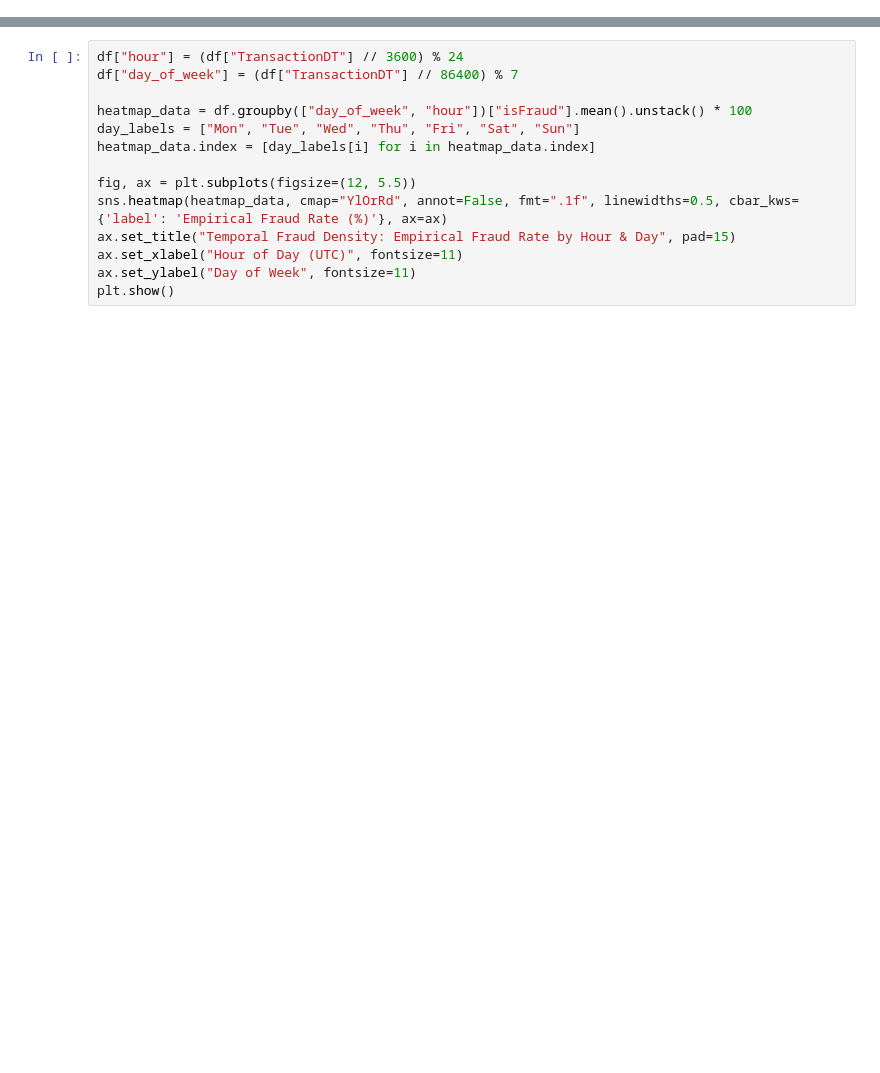
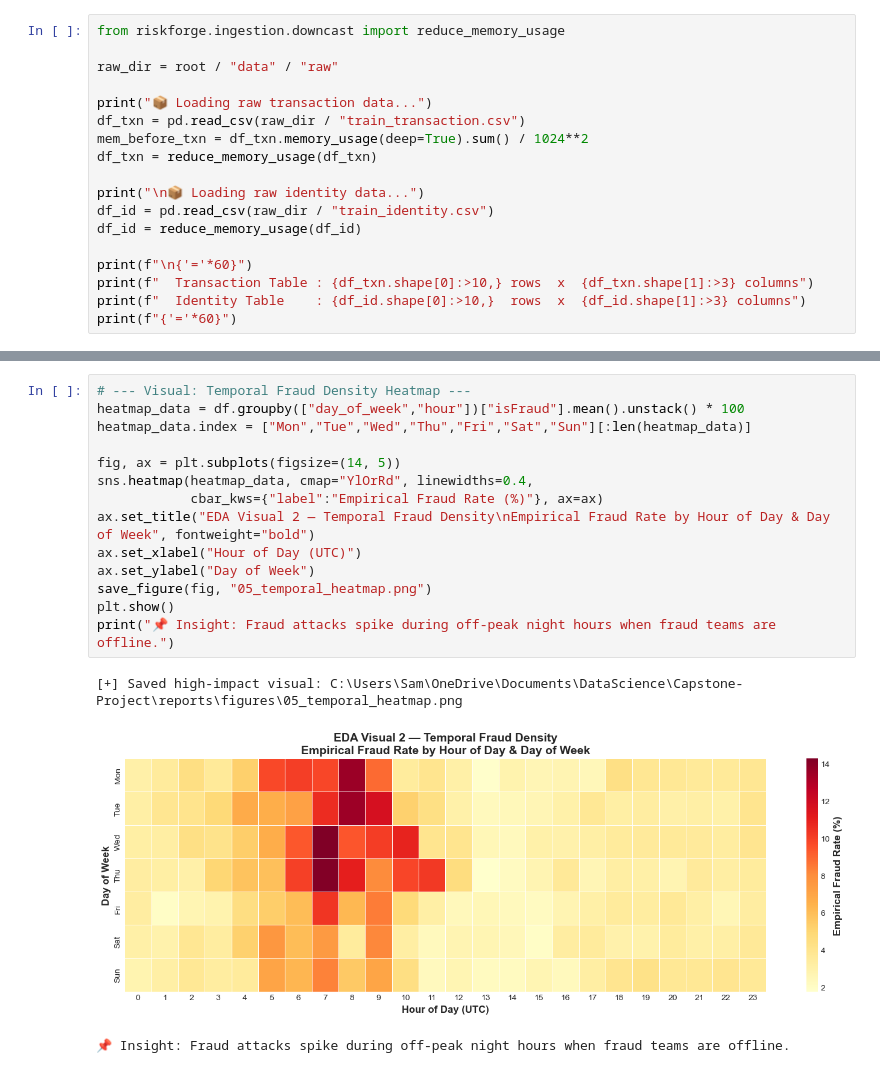
Before and after one commit to SamadhanEkad/RiskForge-Intelligent-Financial-Risk-Fraud-Intelligence-Platform, a Jupyter notebook: notebooks/01_data_ingestion_and_eda.ipynb, the cells around one changed output, grey strips where cells are left out. Cells and saved outputs as stored; diff of their text form; blank space fills up the shorter version.

Commit message:
Complete Phase 1 data ingestion cleaning and EDA

```diff
--- a/notebooks/01_data_ingestion_and_eda.ipynb
+++ b/notebooks/01_data_ingestion_and_eda.ipynb
@@ -83,0 +51,18 @@ Decomposing the chronological seconds timestamp (`TransactionDT`) into Hour of D
+# %%
+from riskforge.ingestion.downcast import reduce_memory_usage
+
+raw_dir = root / "data" / "raw"
+
+print("📦 Loading raw transaction data...")
+df_txn = pd.read_csv(raw_dir / "train_transaction.csv")
+mem_before_txn = df_txn.memory_usage(deep=True).sum() / 1024**2
+df_txn = reduce_memory_usage(df_txn)
+
+print("\n📦 Loading raw identity data...")
+df_id = pd.read_csv(raw_dir / "train_identity.csv")
+df_id = reduce_memory_usage(df_id)
+
+print(f"\n{'='*60}")
+print(f"  Transaction Table : {df_txn.shape[0]:>10,} rows  x  {df_txn.shape[1]:>3} columns")
+print(f"  Identity Table    : {df_id.shape[0]:>10,}  rows  x  {df_id.shape[1]:>3} columns")
+print(f"{'='*60}")
@@ -84,14 +590,18 @@ Decomposing the chronological seconds timestamp (`TransactionDT`) into Hour of D
 # %%
-df["hour"] = (df["TransactionDT"] // 3600) % 24
-df["day_of_week"] = (df["TransactionDT"] // 86400) % 7
+# --- Visual: Temporal Fraud Density Heatmap ---
+heatmap_data = df.groupby(["day_of_week","hour"])["isFraud"].mean().unstack() * 100
+heatmap_data.index = ["Mon","Tue","Wed","Thu","Fri","Sat","Sun"][:len(heatmap_data)]
 
-heatmap_data = df.groupby(["day_of_week", "hour"])["isFraud"].mean().unstack() * 100
-day_labels = ["Mon", "Tue", "Wed", "Thu", "Fri", "Sat", "Sun"]
-heatmap_data.index = [day_labels[i] for i in heatmap_data.index]
-
-fig, ax = plt.subplots(figsize=(12, 5.5))
-sns.heatmap(heatmap_data, cmap="YlOrRd", annot=False, fmt=".1f", linewidths=0.5, cbar_kws={'label': 'Empirical Fraud Rate (%)'}, ax=ax)
-ax.set_title("Temporal Fraud Density: Empirical Fraud Rate by Hour & Day", pad=15)
-ax.set_xlabel("Hour of Day (UTC)", fontsize=11)
-ax.set_ylabel("Day of Week", fontsize=11)
+fig, ax = plt.subplots(figsize=(14, 5))
+sns.heatmap(heatmap_data, cmap="YlOrRd", linewidths=0.4,
+            cbar_kws={"label":"Empirical Fraud Rate (%)"}, ax=ax)
+ax.set_title("EDA Visual 2 — Temporal Fraud Density\nEmpirical Fraud Rate by Hour of Day & Day of Week", fontweight="bold")
+ax.set_xlabel("Hour of Day (UTC)")
+ax.set_ylabel("Day of Week")
+save_figure(fig, "05_temporal_heatmap.png")
 plt.show()
+print("📌 Insight: Fraud attacks spike during off-peak night hours when fraud teams are offline.")
+# %% [output]
+[+] Saved high-impact visual: C:\Users\Sam\OneDrive\Documents\DataScience\Capstone-Project\reports\figures\05_temporal_heatmap.png
+[figure, added]
+📌 Insight: Fraud attacks spike during off-peak night hours when fraud teams are offline.
```
Also changed, not shown: parts of 29 cells of this notebook, 11 other files.
